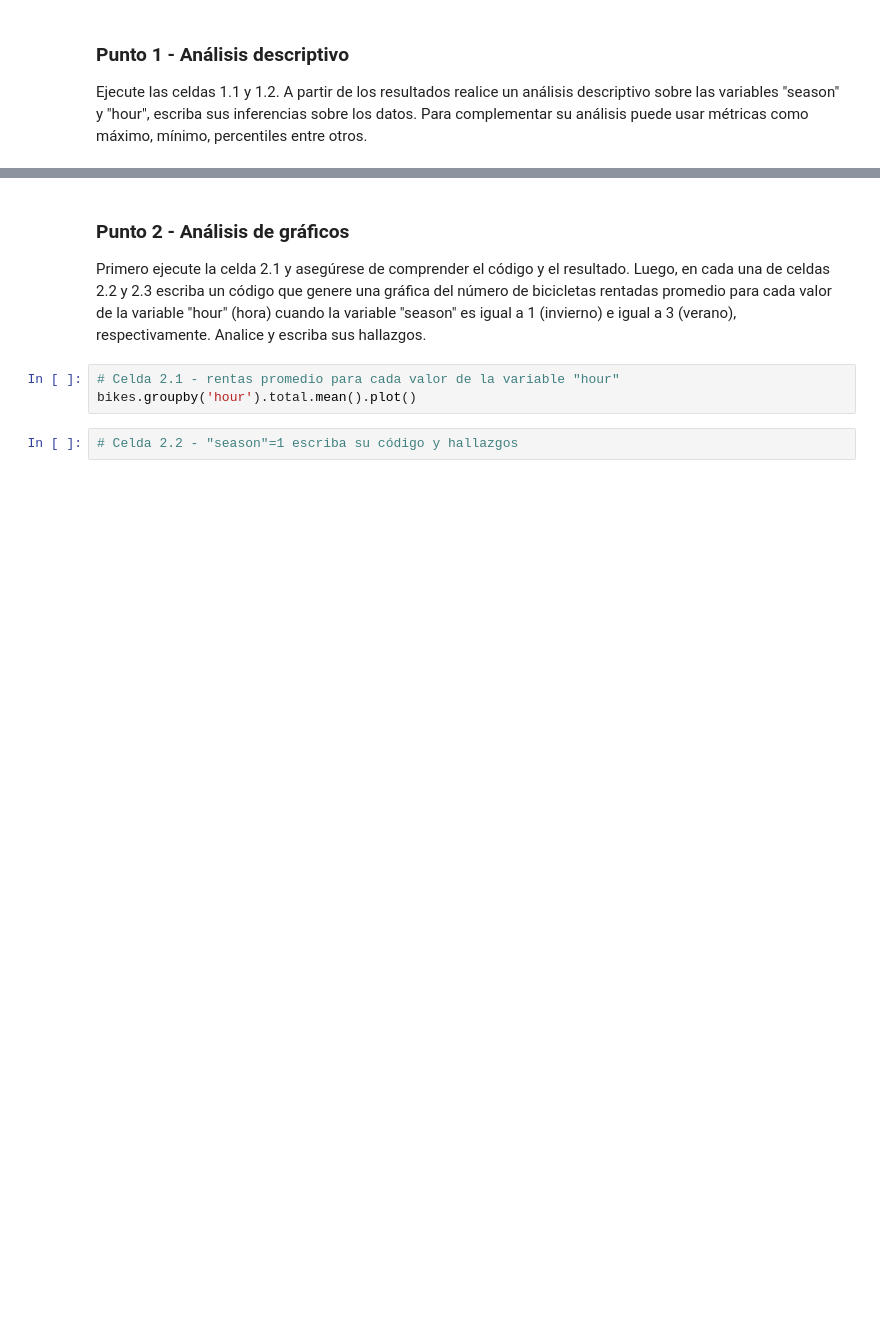
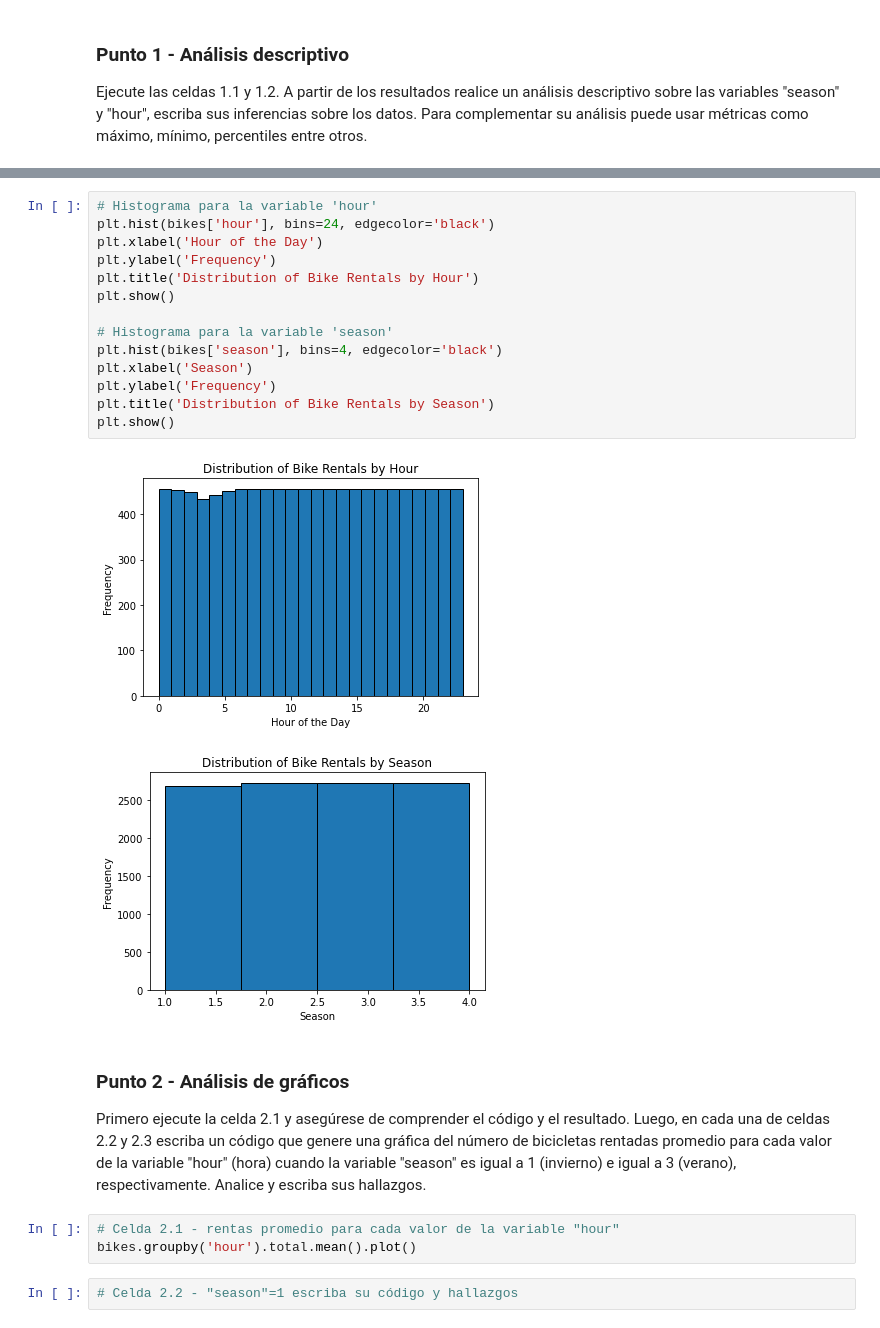
Before and after one commit to Lorena245/MIAD_NLP_20241, a Jupyter notebook: Semana 1/S1TC1_arboles_ensamblajes.ipynb, the cells around one changed output, grey strips where cells are left out. Drawn from its saved outputs; the diff is of its cells as text; blank space fills up the shorter version.

```diff
--- a/Semana 1/S1TC1_arboles_ensamblajes.ipynb
+++ b/Semana 1/S1TC1_arboles_ensamblajes.ipynb
@@ -48,3 +128,20 @@ bikes.groupby('hour').total.mean()
+# %%
+# Histograma para la variable 'hour'
+plt.hist(bikes['hour'], bins=24, edgecolor='black')
+plt.xlabel('Hour of the Day')
+plt.ylabel('Frequency')
+plt.title('Distribution of Bike Rentals by Hour')
+plt.show()
+
+# Histograma para la variable 'season'
+plt.hist(bikes['season'], bins=4, edgecolor='black')
+plt.xlabel('Season')
+plt.ylabel('Frequency')
+plt.title('Distribution of Bike Rentals by Season')
+plt.show()
+# %% [output]
+[figure, added]
+[figure, added]
 # %% [markdown]
 ### Punto 2 - Análisis de gráficos
 
```
Also changed, not shown: parts of 11 cells of this notebook.
